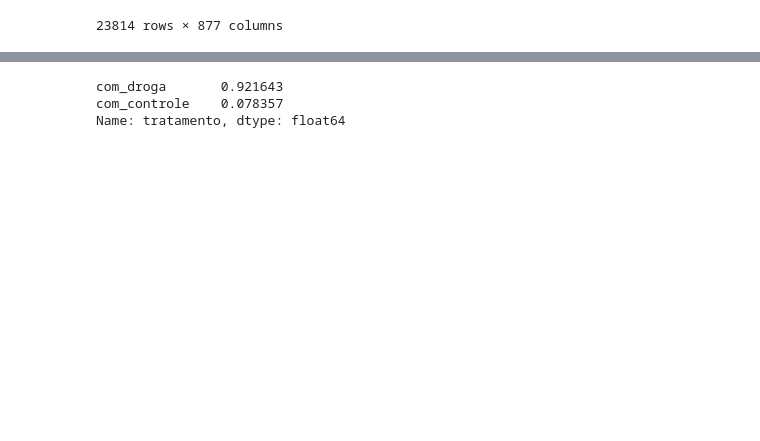
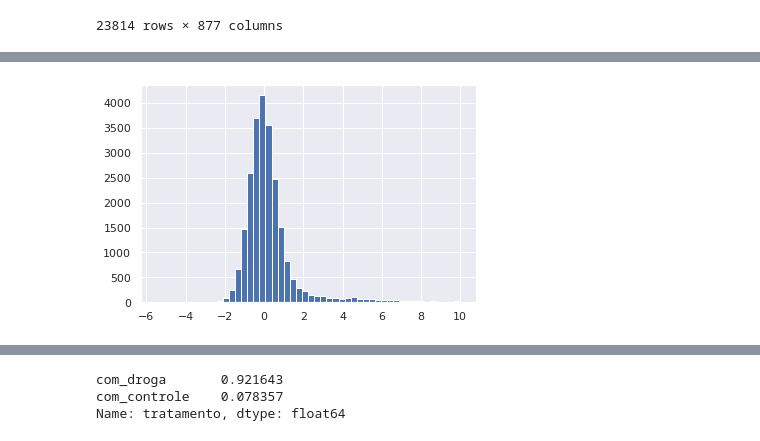
Before and after one commit to Pedro-Henrique8899-eng/Data_Science_Pedro_Enginer, a Jupyter notebook: Análisededadosalura.ipynb, the cells around one changed output, grey strips where cells are left out. Saved outputs shown, nothing was run; the diff lists cells and outputs as text; code cells hidden in the pictures; blank space fills up the shorter version.

```diff
--- a/Análisededadosalura.ipynb
+++ b/Análisededadosalura.ipynb
@@ -149,0 +208,4 @@ dados
+# %%
+dados['g-0'].hist(bins=50);
+# %% [output]
+[figure, added]
```
Also changed, not shown: parts of 23 cells of this notebook.
